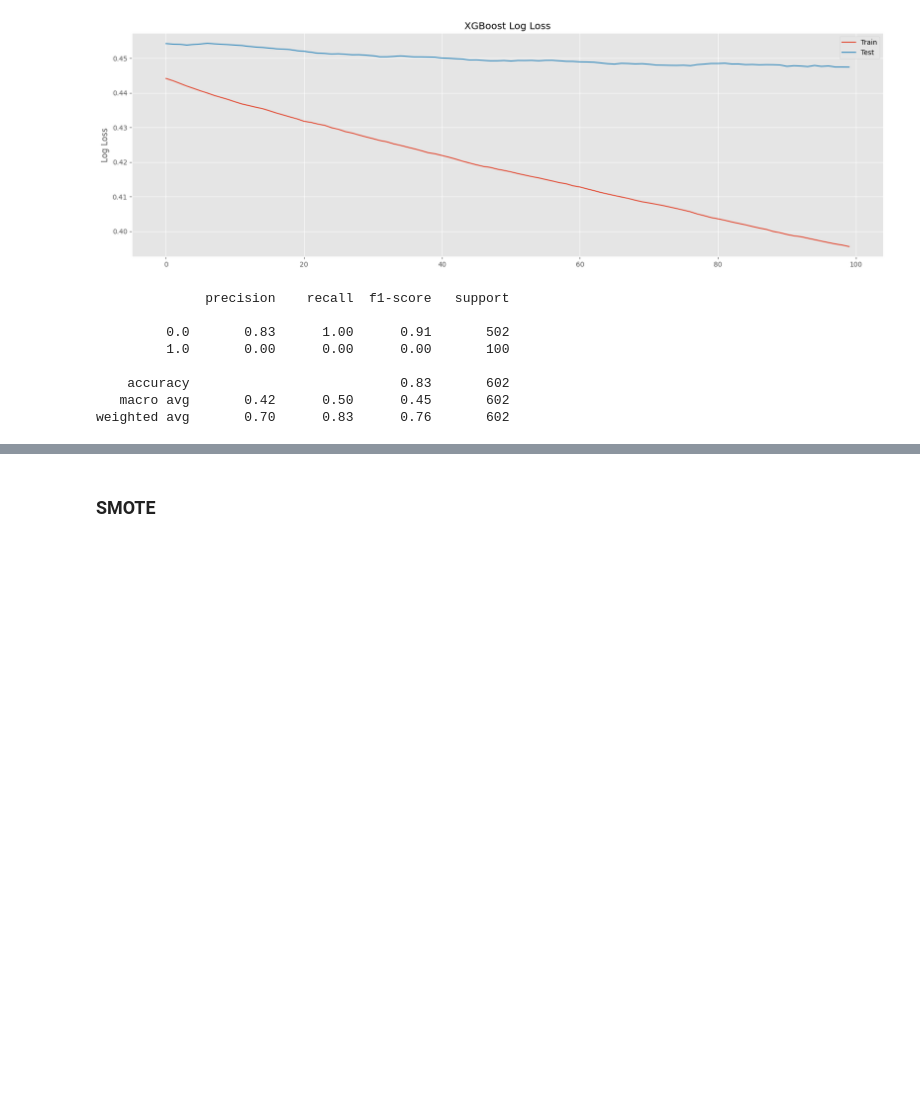
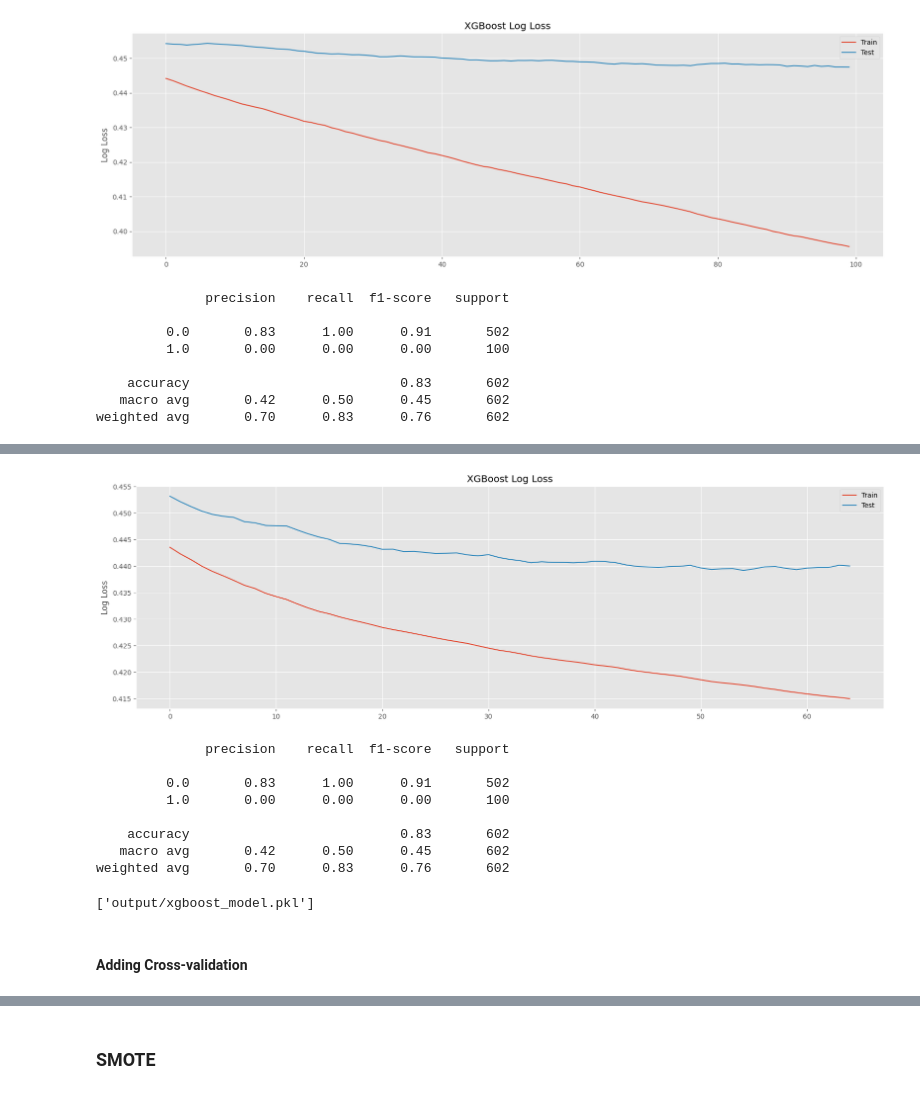
Before and after one commit to koenraijer/IP-TNT, a Jupyter notebook: 08_initial_ml_modelling_and_smote.ipynb, the cells around one changed output, grey strips where cells are left out. Drawn from its saved outputs; the diff is of its cells as text; code cells hidden in the pictures; blank space fills up the shorter version.

Commit message:
groupkfold on xgb

```diff
--- a/08_initial_ml_modelling_and_smote.ipynb
+++ b/08_initial_ml_modelling_and_smote.ipynb
@@ -73,13 +73,13 @@ weighted avg       0.60      0.58      0.59       297
 # %% [markdown]
 ### intrusion_tnt
 # %%
-from sklearn.model_selection import GroupShuffleSplit
 import numpy as np
 import pandas as pd
 import seaborn as sns
-import plotly.express as px
-import neurokit2 as nk
 import matplotlib.pyplot as plt
+from sklearn.model_selection import GroupShuffleSplit
+from sklearn.impute import KNNImputer
+import xgboost as xgb
 
 # Global settings
 pd.set_option('display.max_rows', 200)
@@ -92,21 +92,20 @@ pd.set_option('display.max_columns', None)
 df = pd.read_csv('output/combined_feature_engineered_tnt_only.csv')
 
 df['datetime'] = pd.to_datetime(df['datetime'])
+
 df.drop(['datetime', 'unix_time', 'source', 'response', 'intrusion', 'intrusion_nothink', 'trialcode', 'session_id'], axis=1, inplace=True)
 
 X = df.drop('intrusion_tnt', axis=1)  # Features: All columns except 'intrusion_tnt'
 y = df['intrusion_tnt']  # Labels: 'intrusion_tnt' column
 
-# Assuming 'participant' is the column with participant IDs
 gss = GroupShuffleSplit(n_splits=1, test_size=0.2, random_state=42)
 
 train_idx, test_idx = next(gss.split(X, y, groups=df['participant']))
 
 # Create the training and test sets
-X_train, X_test = X.iloc[train_idx], X.iloc[test_idx]
-y_train, y_test = y.iloc[train_idx], y.iloc[test_idx]
+X_train, X_test, y_train, y_test= X.iloc[train_idx], X.iloc[test_idx], y.iloc[train_idx], y.iloc[test_idx]
 
-from sklearn.impute import KNNImputer
+groups_train = df.iloc[train_idx]['participant'] # Get the participant IDs for the training set for cross-validation
 
 # Initialize a new KNNImputer instance
 knn_imputer = KNNImputer(n_neighbors=5)
@@ -117,6 +116,10 @@ knn_imputer.fit(X_train)
 # Transform the training and test data
 X_train = knn_imputer.transform(X_train)
 X_test = knn_imputer.transform(X_test)
+
+# Create regression matrices
+# dtrain_reg = xgb.DMatrix(X_train, y_train)
+# dtest_reg = xgb.DMatrix(X_test, y_test)
 # %%
 import xgboost as xgb
 
@@ -213,0 +250,49 @@ weighted avg       0.70      0.83      0.76       602
+# %%
+from sklearn.metrics import classification_report
+from sklearn.model_selection import GroupKFold
+
+# Initialize a new XGBoost classifier with the best parameters
+model = xgb.XGBClassifier(**best_params, objective='binary:logistic', random_state=42)
+
+# Fit the model on the resampled training data and record the evaluation history
+eval_set = [(X_train, y_train), (X_test, y_test)]
+model.fit(X_train, y_train, eval_metric=["error", "logloss"], eval_set=eval_set, early_stopping_rounds=10, verbose=False)
+
+# Retrieve performance metrics
+results = model.evals_result()
+epochs = len(results['validation_0']['error'])
+x_axis = range(0, epochs)
+
+# Plot log loss
+fig, ax = plt.subplots()
+ax.plot(x_axis, results['validation_0']['logloss'], label='Train')
+ax.plot(x_axis, results['validation_1']['logloss'], label='Test')
+ax.legend()
+plt.ylabel('Log Loss')
+plt.title('XGBoost Log Loss')
+plt.show()
+
+# Predict the labels on the test set
+y_pred = model.predict(X_test)
+
+# Evaluate the model
+print(classification_report(y_test, y_pred))
+
+
+# Save the model
+import joblib
+
+joblib.dump(model, 'output/xgboost_model.pkl')
+# %% [output]
+[figure, added]
+              precision    recall  f1-score   support
+
+         0.0       0.83      1.00      0.91       502
+         1.0       0.00      0.00      0.00       100
+
+    accuracy                           0.83       602
+   macro avg       0.42      0.50      0.45       602
+weighted avg       0.70      0.83      0.76       602
+['output/xgboost_model.pkl']
+# %% [markdown]
+#### Adding Cross-validation
```
Also changed, not shown: parts of 5 cells of this notebook, 1 other file.
